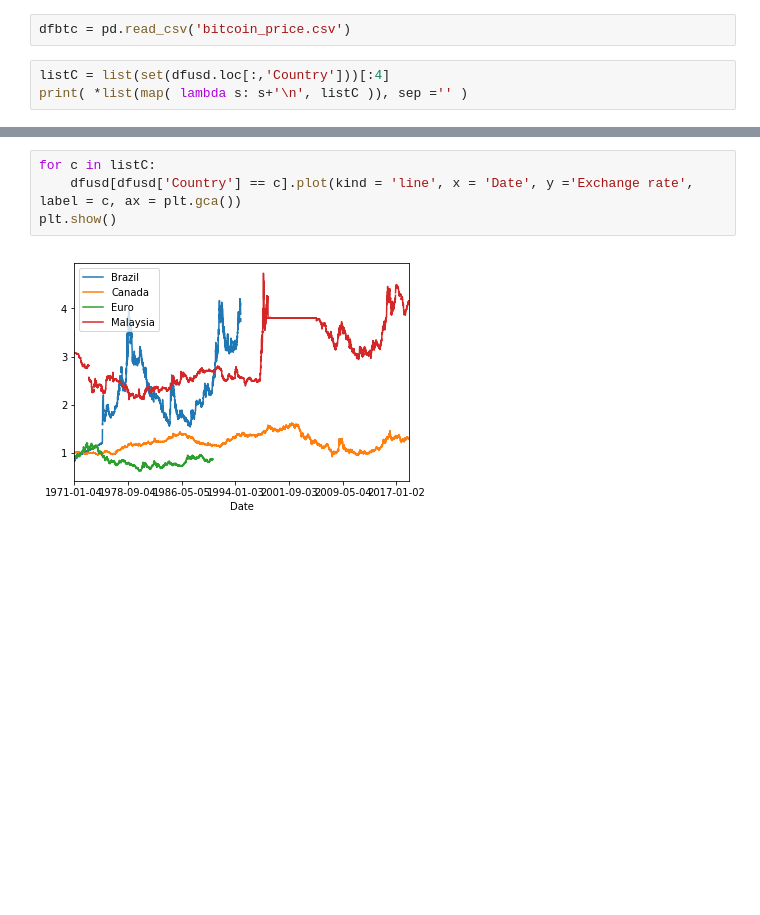
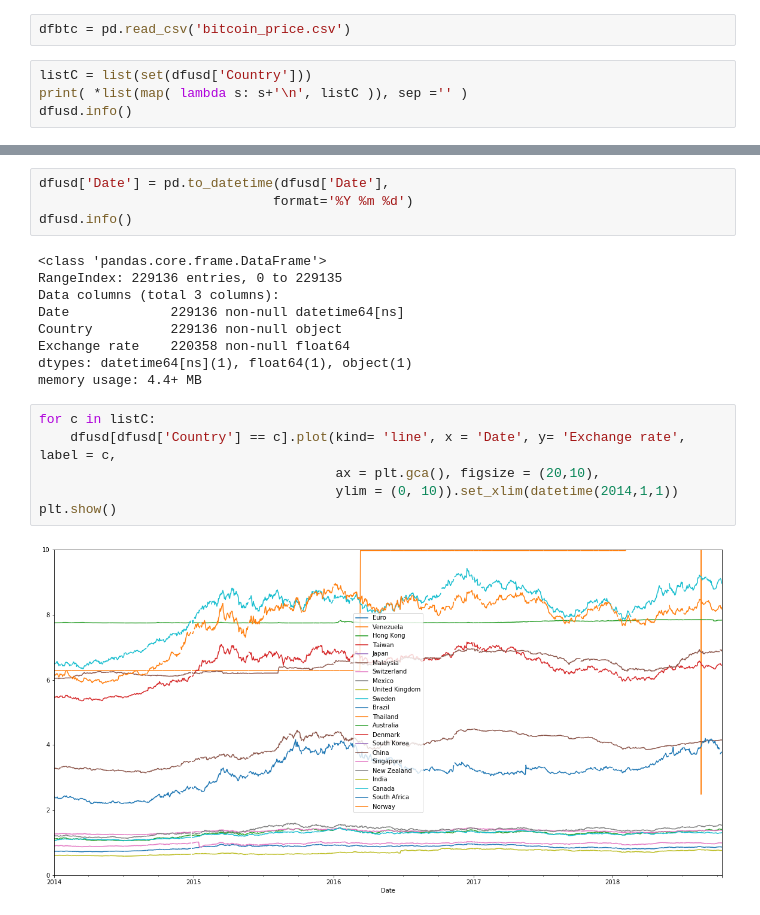
Before and after one commit to isabellefo/usdAnalysis, a Jupyter notebook: DataAnalysis.ipynb, the cells around one changed output, grey strips where cells are left out. Saved outputs shown, nothing was run; the diff lists cells and outputs as text; blank space fills up the shorter version.

```diff
--- a/DataAnalysis.ipynb
+++ b/DataAnalysis.ipynb
@@ -12,6 +27,7 @@ dfusd = pd.read_csv('daily.csv')
 # %%
 dfbtc = pd.read_csv('bitcoin_price.csv')
 # %%
-listC = list(set(dfusd.loc[:,'Country']))[:4]
+listC = list(set(dfusd['Country']))
 print( *list(map( lambda s: s+'\n', listC )), sep ='' )
+dfusd.info()
 # %% [output]
@@ -22,6 +51,21 @@ Malaysia
+# %%
+dfusd['Date'] = pd.to_datetime(dfusd['Date'],
+                              format='%Y %m %d')
+dfusd.info()
+# %% [output]
+<class 'pandas.core.frame.DataFrame'>
+RangeIndex: 229136 entries, 0 to 229135
+Data columns (total 3 columns):
+Date             229136 non-null datetime64[ns]
+Country          229136 non-null object
+Exchange rate    220358 non-null float64
+dtypes: datetime64[ns](1), float64(1), object(1)
+memory usage: 4.4+ MB
 # %%
 for c in listC:
-    dfusd[dfusd['Country'] == c].plot(kind = 'line', x = 'Date', y ='Exchange rate', label = c, ax = plt.gca())
+    dfusd[dfusd['Country'] == c].plot(kind= 'line', x = 'Date', y= 'Exchange rate', label = c,
+                                      ax = plt.gca(), figsize = (20,10),
+                                      ylim = (0, 10)).set_xlim(datetime(2014,1,1))
 plt.show()
 # %% [output]
-[figure, old version]
+[figure, new version]
```
Also changed, not shown: parts of 3 cells of this notebook.
